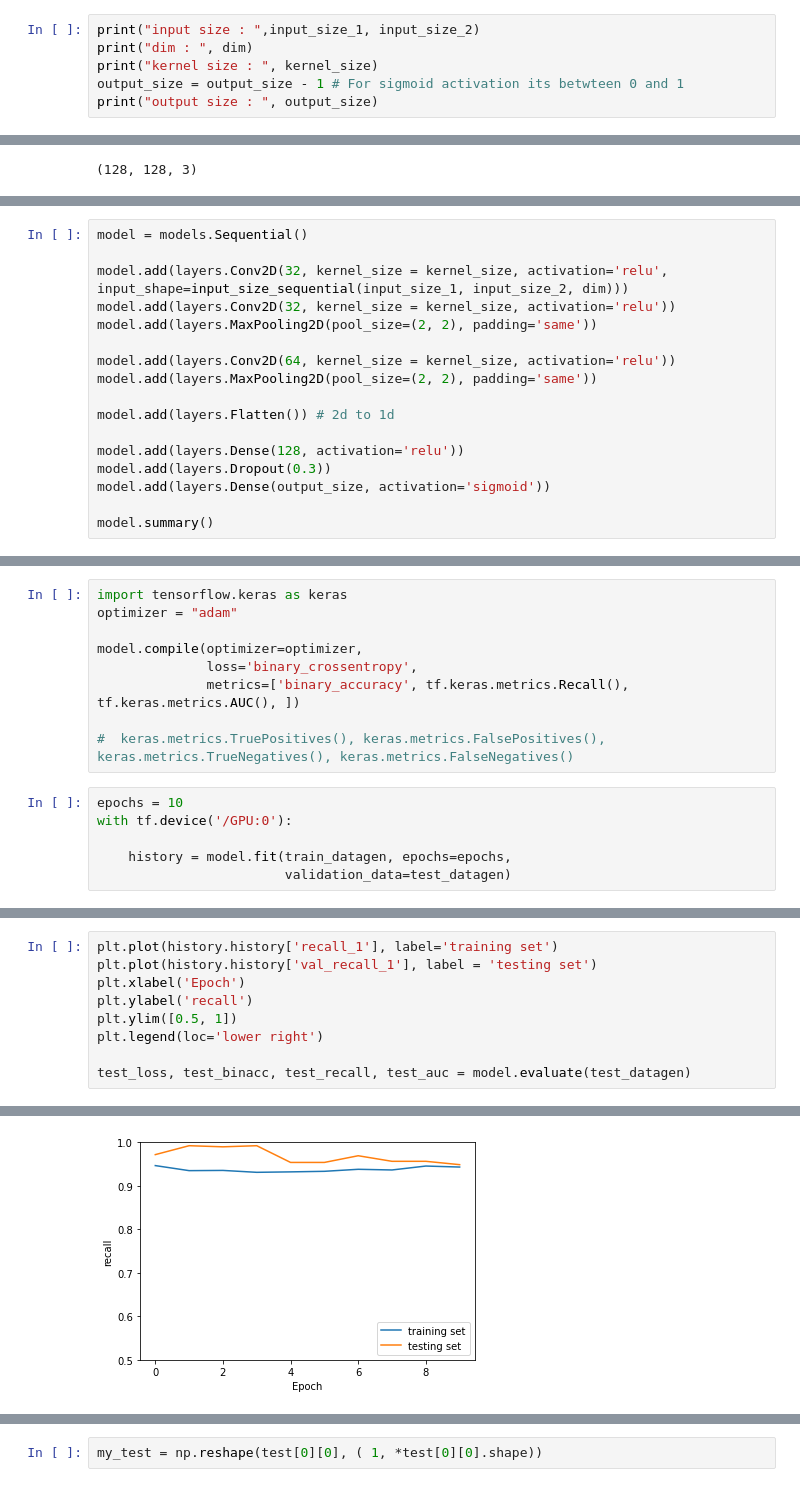
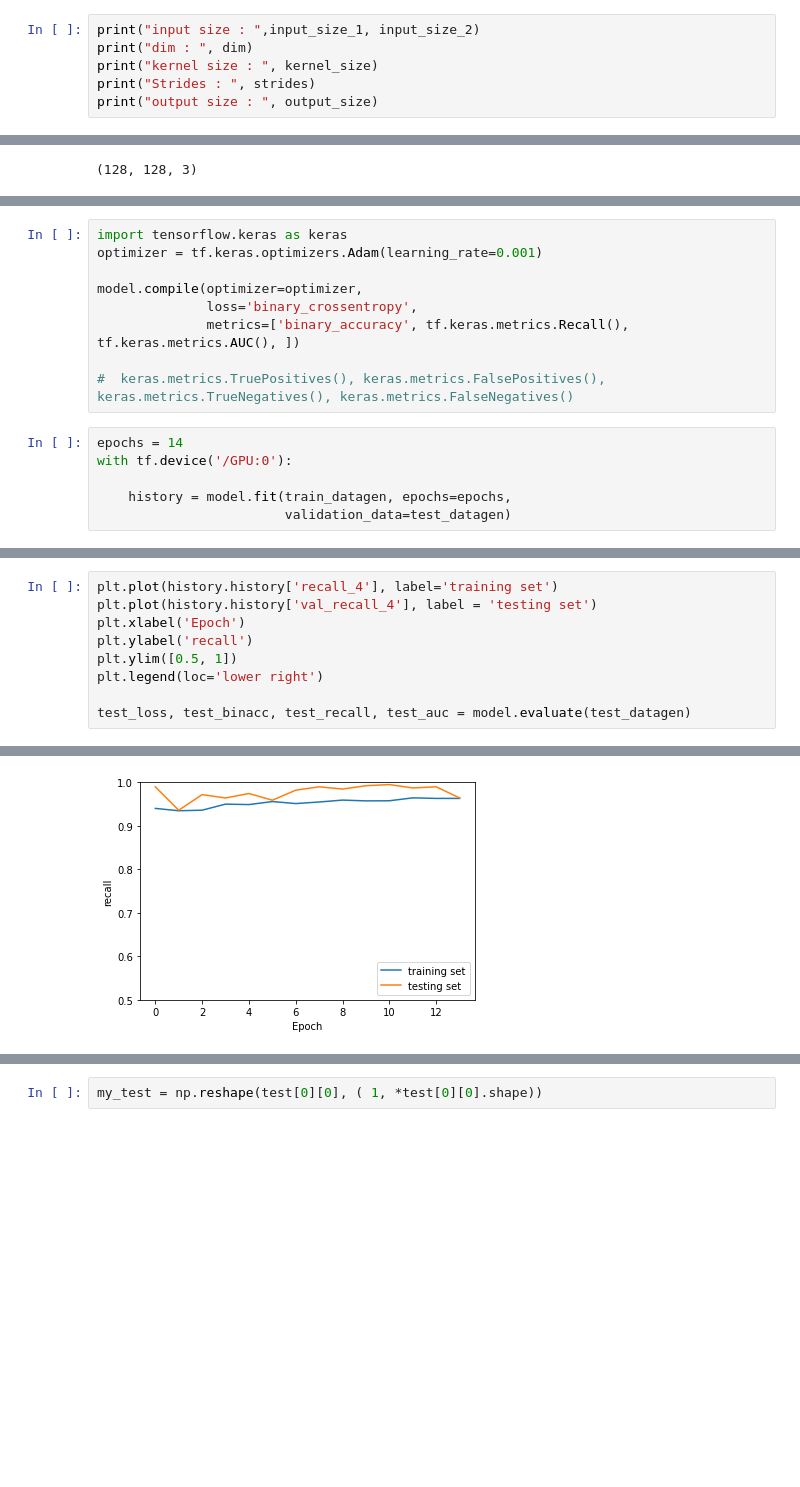
Before and after one commit to leersmathieu/pneumonia-detector, a Jupyter notebook: pneumonia_modeling.ipynb, the cells around one changed output, grey strips where cells are left out. Saved outputs shown, nothing was run; the diff lists cells and outputs as text; blank space fills up the shorter version.

```diff
--- a/pneumonia_modeling.ipynb
+++ b/pneumonia_modeling.ipynb
@@ -115,7 +116,7 @@ plt.imshow(train[0][0])
 print("input size : ",input_size_1, input_size_2)
 print("dim : ", dim)
 print("kernel size : ", kernel_size)
-output_size = output_size - 1 # For sigmoid activation its betwteen 0 and 1
+print("Strides : ", strides)
 print("output size : ", output_size)
 # %% [output]
 input size :  128 128
@@ -164,17 +174,0 @@ input_size_sequential(input_size_1, input_size_2, dim)
-# %%
-model = models.Sequential()
-
-model.add(layers.Conv2D(32, kernel_size = kernel_size, activation='relu', input_shape=input_size_sequential(input_size_1, input_size_2, dim)))
-model.add(layers.Conv2D(32, kernel_size = kernel_size, activation='relu'))
-model.add(layers.MaxPooling2D(pool_size=(2, 2), padding='same'))
-
-model.add(layers.Conv2D(64, kernel_size = kernel_size, activation='relu'))
-model.add(layers.MaxPooling2D(pool_size=(2, 2), padding='same'))
-
-model.add(layers.Flatten()) # 2d to 1d
-
-model.add(layers.Dense(128, activation='relu'))
-model.add(layers.Dropout(0.3))
-model.add(layers.Dense(output_size, activation='sigmoid'))
-
-model.summary()
@@ -199,6 +175,6 @@ _________________________________________________________________
 # %%
 import tensorflow.keras as keras
-optimizer = "adam"
+optimizer = tf.keras.optimizers.Adam(learning_rate=0.001)
 
 model.compile(optimizer=optimizer,
               loss='binary_crossentropy',
@@ -206,7 +182,7 @@ model.compile(optimizer=optimizer,
 
 #  keras.metrics.TruePositives(), keras.metrics.FalsePositives(), keras.metrics.TrueNegatives(), keras.metrics.FalseNegatives()
 # %%
-epochs = 10
+epochs = 14
 with tf.device('/GPU:0'):
 
     history = model.fit(train_datagen, epochs=epochs,
@@ -247,6 +220,6 @@ test_loss, test_binacc, test_recall, test_auc = model.evaluate(test_datagen)
 # %%
-plt.plot(history.history['recall_1'], label='training set')
-plt.plot(history.history['val_recall_1'], label = 'testing set')
+plt.plot(history.history['recall_4'], label='training set')
+plt.plot(history.history['val_recall_4'], label = 'testing set')
 plt.xlabel('Epoch')
 plt.ylabel('recall')
 plt.ylim([0.5, 1])
@@ -258,2 +231,2 @@ test_loss, test_binacc, test_recall, test_auc = model.evaluate(test_datagen)
-[figure, old version]
+[figure, new version]
 # %%
```
Also changed, not shown: parts of 13 cells of this notebook, 12 other files.
